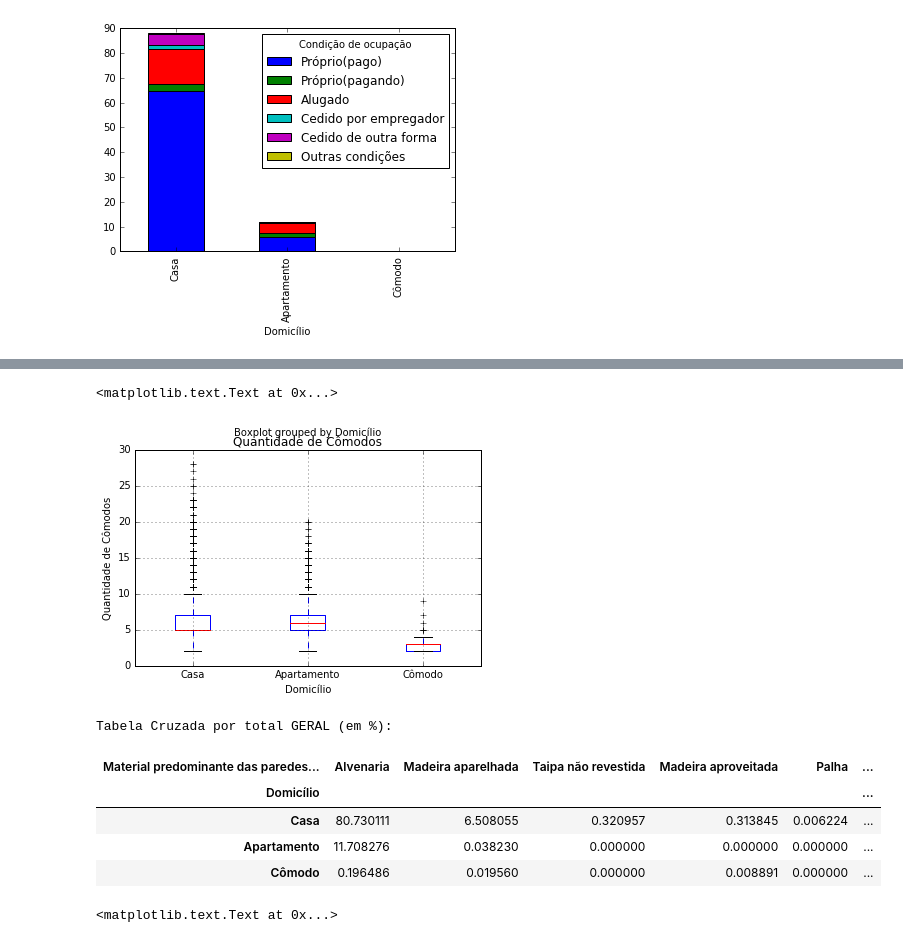
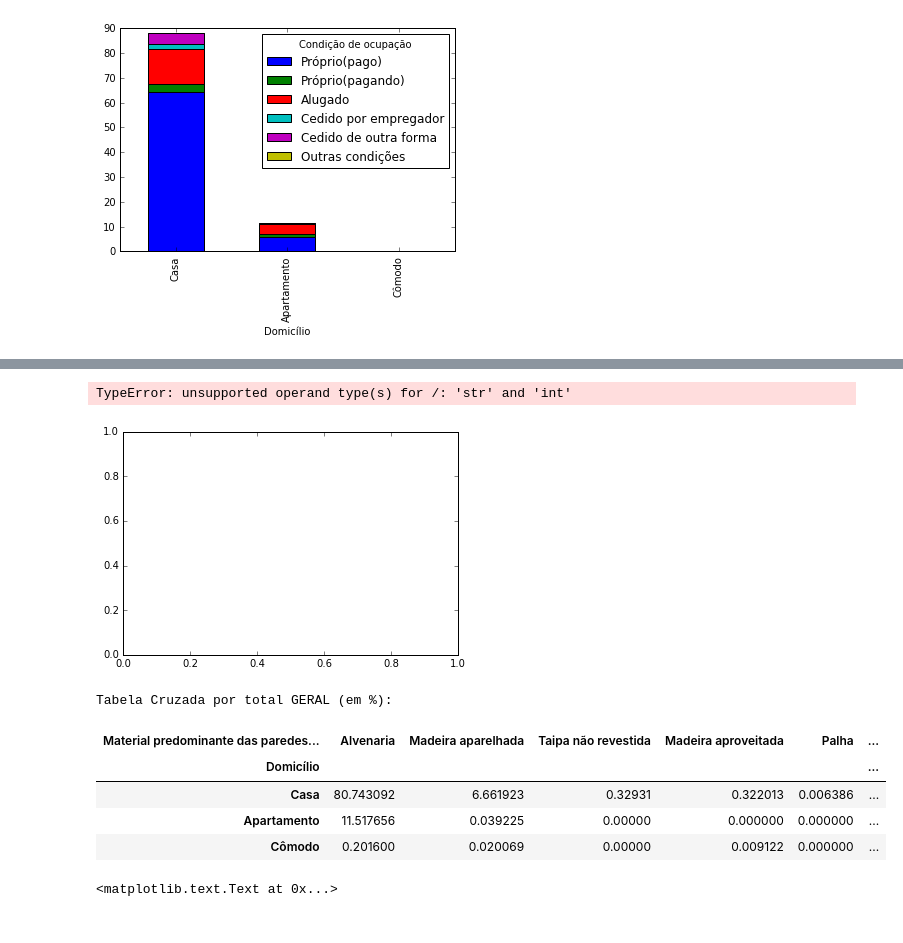
Before and after one commit to brunodratcu/CD1S17, a Jupyter notebook: Projeto1/Projeto1 Layout.ipynb, the cells around one changed output, grey strips where cells are left out. Saved outputs shown, nothing was run; the diff lists cells and outputs as text; code cells hidden in the pictures.

```diff
--- a/Projeto1/Projeto1 Layout.ipynb
+++ b/Projeto1/Projeto1 Layout.ipynb
@@ -129,13 +129,11 @@ dados["Rendimento mensal"] = dados["Rendimento mensal"][dados2015.V4621<=1000000
 
 #Filtrando regiões
 dados["Regiões"] = 'Regiões'
-dados.loc[(dados['Regiões']>=11) & (dados['Regiões']<=17), 'Regiões'] = 'Norte'
-dados.loc[(dados['Regiões']>=21) & (dados['Regiões']<=29), 'Regiões'] = 'Nordeste'
-dados.loc[(dados['Regiões']>=31) & (dados['Regiões']<=35), 'Regiões'] = 'Sudeste'
-dados.loc[(dados['Regiões']>=41) & (dados['Regiões']<=43), 'Regiões'] = 'Sul'
-dados.loc[(dados['Regiões']>=50) & (dados['Regiões']<=53), 'Regiões'] = 'Centro_Oeste'
+dados.loc[(dados2015['UF']>=11) & (dados2015['UF']<=17), 'Regiões'] = 'Norte'
+dados.loc[(dados2015['UF']>=21) & (dados2015['UF']<=29), 'Regiões'] = 'Nordeste'
+dados.loc[(dados2015['UF']>=31) & (dados2015['UF']<=35), 'Regiões'] = 'Sudeste'
+dados.loc[(dados2015['UF']>=41) & (dados2015['UF']<=43), 'Regiões'] = 'Sul'
+dados.loc[(dados2015['UF']>=50) & (dados2015['UF']<=53), 'Regiões'] = 'Centro_Oeste'
 
-dados['Quantidade de Cômodos'] = 'comodos'
-dados.loc[(dados["Quantidade de Cômodos"]<=10), 'comodos'] = "quant_comodos"
+dados['Quantidade de Cômodos'] = 'Cômodos'
+dados.loc[(dados2015["V0205"]<=10), 'Cômodos'] = "quant_comodos"
-# %%
-dados[dados['Quantidade de Cômodos']<=10] = 'x'
@@ -249,23 +246,23 @@ dados.boxplot(column='Quantidade de Cômodos', by="Domicílio")
 plt.ylabel("Quantidade de Cômodos")
 plt.xlabel("Domicílio")
 # %% [output]
-<matplotlib.text.Text at 0x...>
+TypeError: unsupported operand type(s) for /: 'str' and 'int'
-[figure, old version]
+[figure, new version]
 # %%
 
-n=c1.iloc[2,1]
+#n=c1.iloc[2,1]
 
 c4=pd.crosstab(dados["Domicílio"],dados["Material predominante das paredes do domicílio"],normalize=(True))
 print('Tabela Cruzada por total GERAL (em %):')
 c44=c4*100
 c44
 # %% [output]
 Tabela Cruzada por total GERAL (em %):
 | Material predominante das paredes... | Alvenaria | Madeira aparelhada | Taipa não revestida | Madeira aproveitada | Palha | ... |
 | Domicílio |  |  |  |  |  | ... |
-| Casa | 80.730111 | 6.508055 | 0.320957 | 0.313845 | 0.006224 | ... |
-| Apartamento | 11.708276 | 0.038230 | 0.000000 | 0.000000 | 0.000000 | ... |
-| Cômodo | 0.196486 | 0.019560 | 0.000000 | 0.008891 | 0.000000 | ... |
+| Casa | 80.743092 | 6.661923 | 0.32931 | 0.322013 | 0.006386 | ... |
+| Apartamento | 11.517656 | 0.039225 | 0.00000 | 0.000000 | 0.000000 | ... |
+| Cômodo | 0.201600 | 0.020069 | 0.00000 | 0.009122 | 0.000000 | ... |
 # %%
 c4 = pd.crosstab(dados["Domicílio"],dados["Material predominante das paredes do domicílio"], rownames=["Domicílio"], colnames=["Materiais ultilizados"])
 c4 = (c4/len(dados)*100).round(decimals=0)
```
Also changed, not shown: parts of 11 cells of this notebook.
